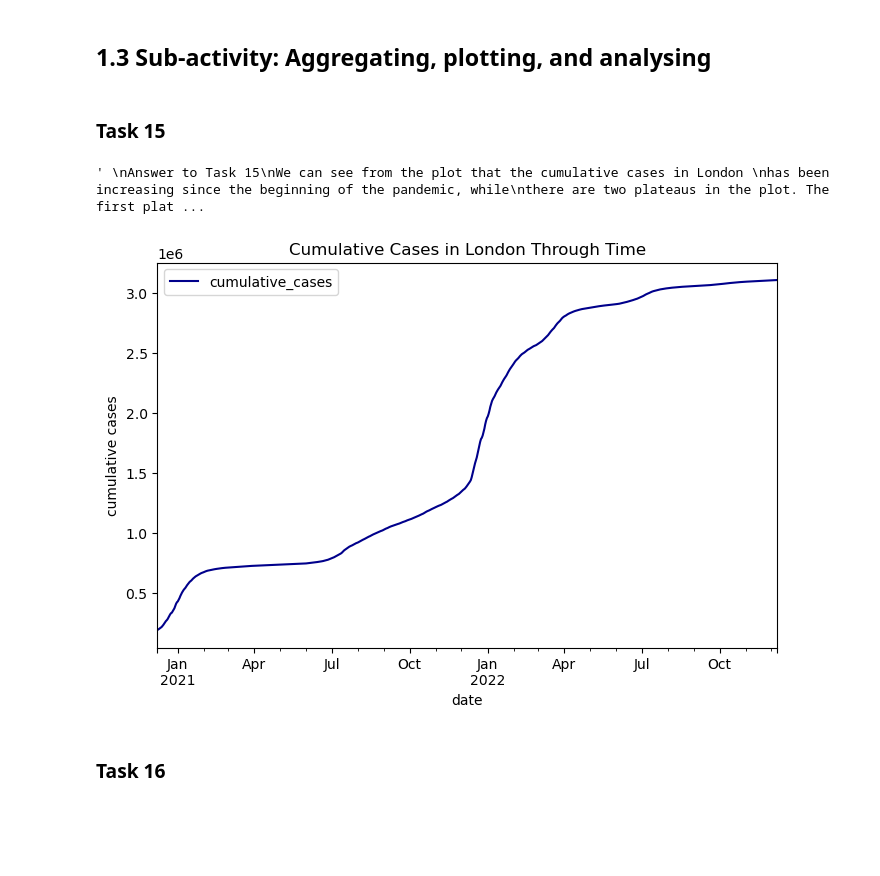
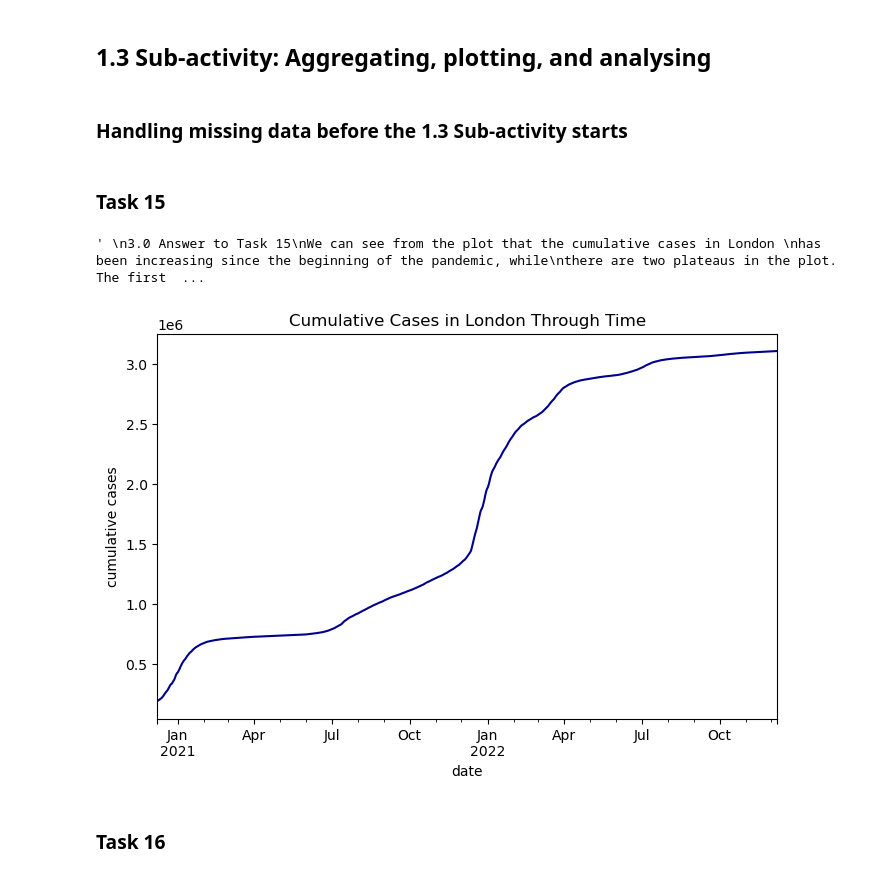
Before and after one commit to congrendai/CW2_for_computer_programing, a Jupyter notebook: CW2_A1.ipynb, the cells around one changed output. Drawn from its saved outputs; the diff is of its cells as text; code cells hidden in the pictures; blank space fills up the shorter version.

```diff
--- a/CW2_A1.ipynb
+++ b/CW2_A1.ipynb
@@ -205,3 +205,5 @@ covid_data_vaccinations_wide.drop(columns=[
     ], inplace=True)
 # %% [markdown]
 ## 1.3 Sub-activity: Aggregating, plotting, and analysing
+# %% [markdown]
+### Handling missing data before the 1.3 Sub-activity starts
@@ -208,22 +256,22 @@ covid_data_vaccinations_wide.drop(columns=[
 # %% [markdown]
 ### Task 15
 # %%
-# Intermediate dataframe
-cumulative_cases_in_London_through_time = covid_data.loc[covid_data["area"] == "London", ["date", "cumulative_cases"]]
+# 1.0 Intermediate dataframe
+cumulative_cases_in_London_through_time = covid_data[covid_data["area"] == "London"].groupby("date")["cumulative_cases"].sum()
 
-# Plot to intermediate dataframe
+# 2.0 Plot to intermediate dataframe
 cumulative_cases_in_London_through_time.plot(x = "date", y = "cumulative_cases", figsize = (8,5), ylabel = "cumulative cases", title = "Cumulative Cases in London Through Time", color = "darkblue")
 
 """
-Answer to Task 15
+3.0 Answer to Task 15
 We can see from the plot that the cumulative cases in London
 has been increasing since the beginning of the pandemic, while
 there are two plateaus in the plot. The first plateau is from
 the end of January to july in 2021, and the second plateau
 is from the beginning of April to the end of the year (slightly increased).
 """
 # %% [output]
-' \nAnswer to Task 15\nWe can see from the plot that the cumulative cases in London \nhas been increasing since the beginning of the pandemic, while\nthere are two plateaus in the plot. The first plat ...
+' \n3.0 Answer to Task 15\nWe can see from the plot that the cumulative cases in London \nhas been increasing since the beginning of the pandemic, while\nthere are two plateaus in the plot. The first  ...
-[figure, old version]
+[figure, new version]
 # %% [markdown]
 ### Task 16
```
Also changed, not shown: parts of 12 cells of this notebook.
